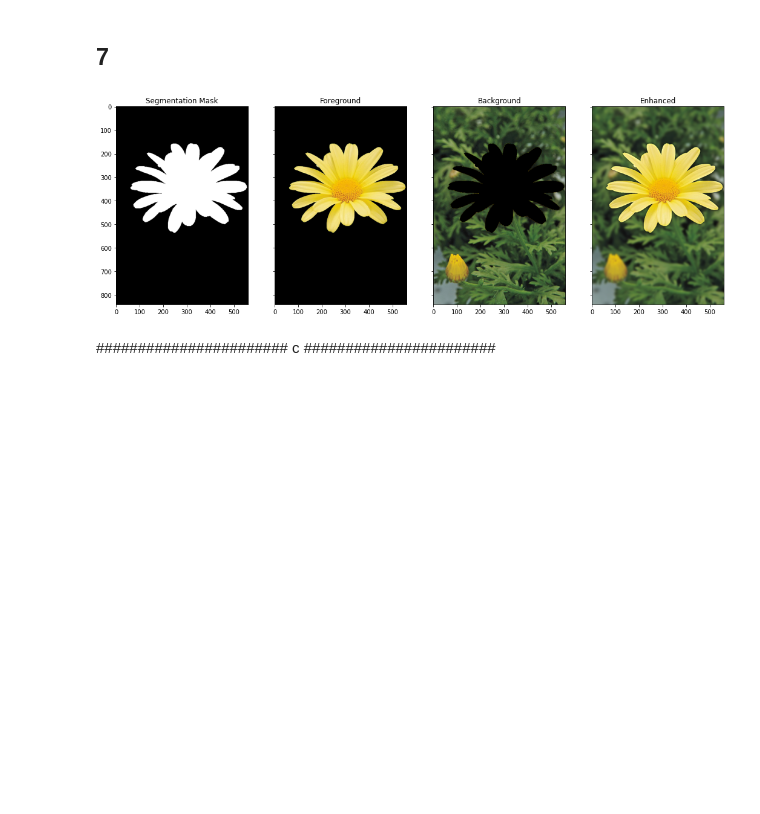
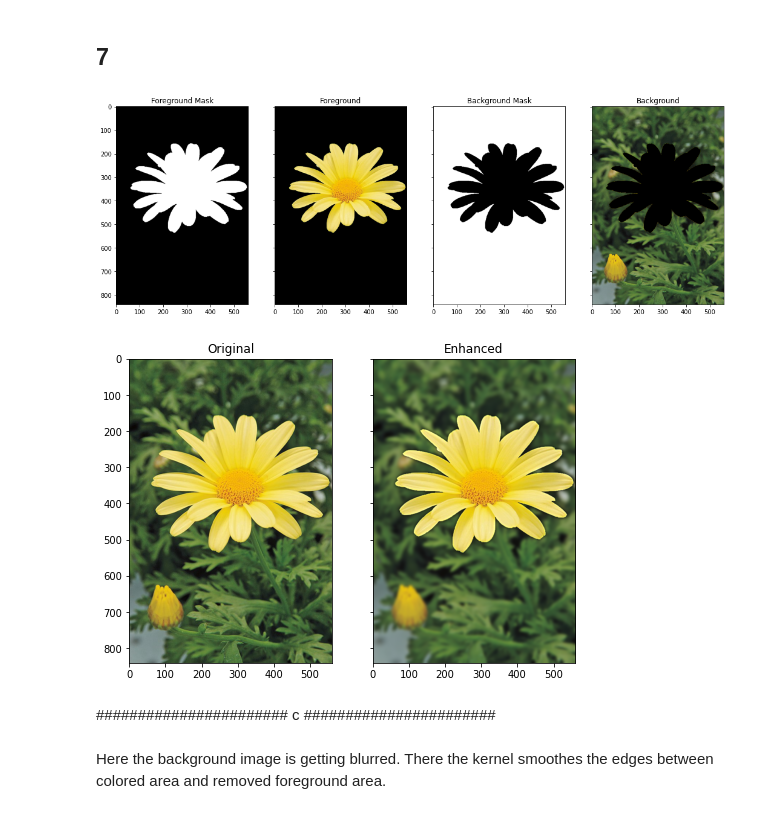
Before and after one commit to muditha11/ImageProcessingAndMachineVision, a Jupyter notebook: assignment 1/assignment1.ipynb, the cells around one changed output. Saved outputs shown, nothing was run; the diff lists cells and outputs as text; code cells hidden in the pictures; blank space fills up the shorter version.

```diff
--- a/assignment 1/assignment1.ipynb
+++ b/assignment 1/assignment1.ipynb
@@ -321,38 +367,48 @@ imgRGB = cv2.cvtColor(img,cv2.COLOR_BGR2RGB)
 mask = np.zeros(img.shape[:2],np.uint8)
 
 bgModel = np.zeros([1,65],np.float64)
 fgModel = np.zeros([1,65],np.float64)
 
 rect = (50,150,520,400)
 
 cv2.grabCut(img,mask,rect,bgModel,fgModel,5,cv2.GC_INIT_WITH_RECT)
 mask2 = np.where((mask==2) | (mask==0) , 0,1).astype('uint8')
 mask3 = np.where((mask==1)|(mask==3),0,1).astype('uint8')
 
 imgcut = img * mask2[:,:,np.newaxis]
 imgback = img * mask3[:,:,np.newaxis]
 imgcutRGB = cv2.cvtColor(imgcut,cv2.COLOR_BGR2RGB)
 imgbackRGB = cv2.cvtColor(imgback,cv2.COLOR_BGR2RGB)
 
 imgbackBlur = cv2.GaussianBlur(imgback,(21,21),0)
 imgenhanced = cv2.add(imgcut ,imgbackBlur)
 imgenhancedRGB = cv2.cvtColor(imgenhanced,cv2.COLOR_BGR2RGB)
 
 fig,axes = plt.subplots(1,4,sharex='all',sharey='all',figsize=(18,18))
 
 axes[0].imshow(mask2,cmap="gray")
-axes[0].set_title("Segmentation Mask")
+axes[0].set_title("Foreground Mask")
 
 axes[1].imshow(imgcutRGB)
 axes[1].set_title("Foreground")
 
-axes[2].imshow(imgbackRGB)
-axes[2].set_title("Background")
+axes[3].imshow(imgbackRGB)
+axes[3].set_title("Background")
 
-axes[3].imshow(imgenhancedRGB)
-axes[3].set_title("Enhanced")
+axes[2].imshow(mask3,cmap="gray")
+axes[2].set_title("Background Mask")
+
+fig,axes = plt.subplots(1,2,sharex='all',sharey='all',figsize=(8,8))
+axes[0].imshow(cv2.cvtColor(img,cv2.COLOR_BGR2RGB))
+axes[0].set_title("Original")
+
+axes[1].imshow(imgenhancedRGB)
+axes[1].set_title("Enhanced")
 plt.show()
 # %% [output]
-[figure, old version]
+[figure, new version]
+[figure, added]
 # %% [markdown]
 #######################  c  #######################
+# %% [markdown]
+Here the background image is getting blurred. There the kernel smoothes the edges between colored area and removed foreground area.
```
Also changed, not shown: parts of 5 cells of this notebook.
